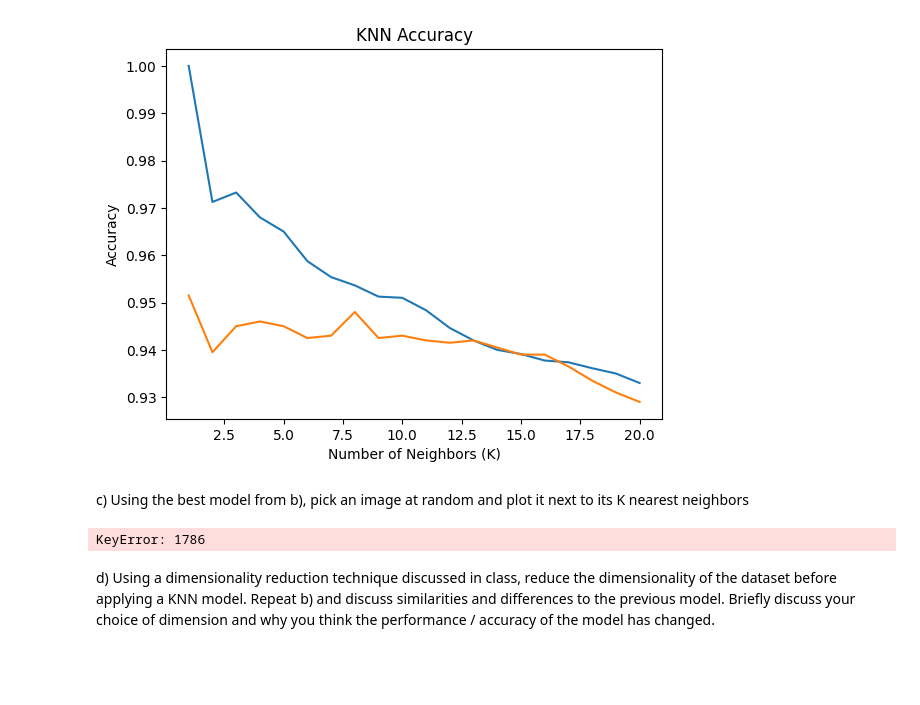
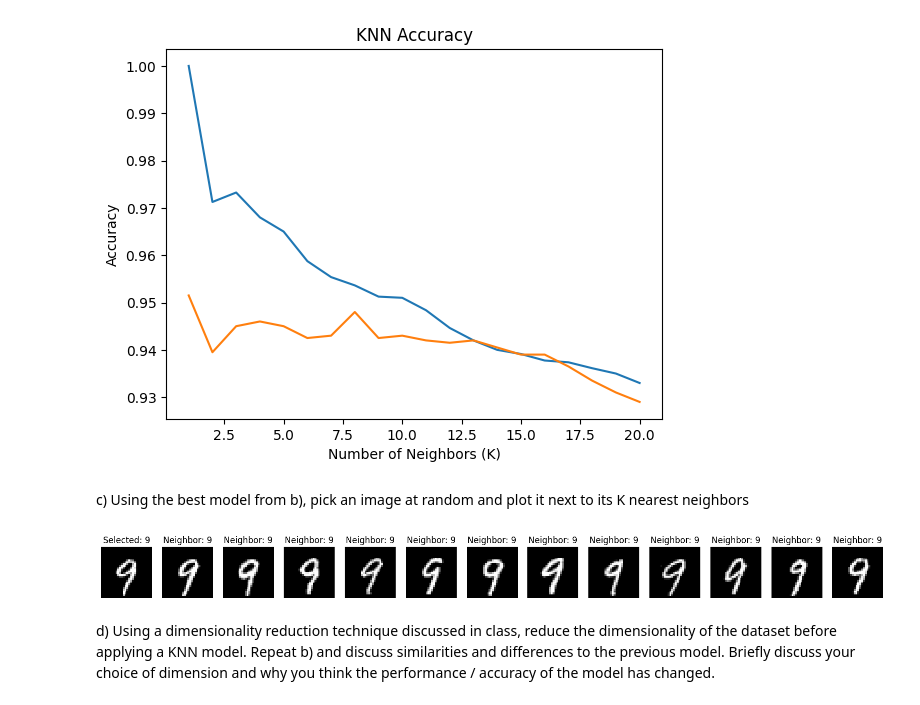
Before and after one commit to victorverma3/Data-Science-Fundamentals, a Jupyter notebook: lecture_12/worksheet_12.ipynb, the cells around one changed output. Drawn from its saved outputs; the diff is of its cells as text; code cells hidden in the pictures; blank space fills up the shorter version.

```diff
--- a/lecture_12/worksheet_12.ipynb
+++ b/lecture_12/worksheet_12.ipynb
@@ -243,26 +243,30 @@ finished k = 20
 [figure]
 # %% [markdown]
 c) Using the best model from b), pick an image at random and plot it next to its K nearest neighbors
-# %%
-best_k = k_values[test_accuracies.index(max(test_accuracies))]
-
-best_knn = KNeighborsClassifier(n_neighbors=best_k)
-best_knn.fit(X_train, y_train)
-
-# Ensure the random index is within bounds
-random_index = np.random.randint(0, len(X_test))
-
-# Extract the random image and label, and reshape the image
-random_image = X_test[random_index].reshape(28, 28)
-random_label = y_test[random_index]
-
-# Plot the random image
-plt.imshow(random_image, cmap='gray')
-plt.title(f'Random Image\nLabel: {random_label}')
-plt.axis('off')
-plt.show()
-# %% [output]
-KeyError: 1786
+# %%
+import random
+
+random_index = random.randint(0, len(X_test) - 1)
+image = X_test.iloc[random_index].to_numpy().reshape(1, -1)
+
+neighbors = knn.kneighbors(image, n_neighbors=12, return_distance=False)
+
+plt.figure(figsize = (20, 2))
+plt.subplot(1, 13, 1)
+plt.imshow(image.reshape(28, 28), cmap="gray")
+plt.title(f"Selected: {y_test.iloc[random_index]}")
+plt.axis("off")
+
+for i, index in enumerate(neighbors[0], start=1):
+    neighbor = X_train.iloc[index].to_numpy().reshape(28, 28)
+    plt.subplot(1, 13, i+1)
+    plt.imshow(neighbor, cmap="gray")
+    plt.title(f"Neighbor: {y_train.iloc[index]}")
+    plt.axis("off")
+
+plt.show()
+# %% [output]
+[figure, added]
 # %% [markdown]
 d) Using a dimensionality reduction technique discussed in class, reduce the dimensionality of the dataset before applying a KNN model. Repeat b) and discuss similarities and differences to the previous model. Briefly discuss your choice of dimension and why you think the performance / accuracy of the model has changed.
 # %%
```
Also changed, not shown: parts of 1 cell of this notebook.
